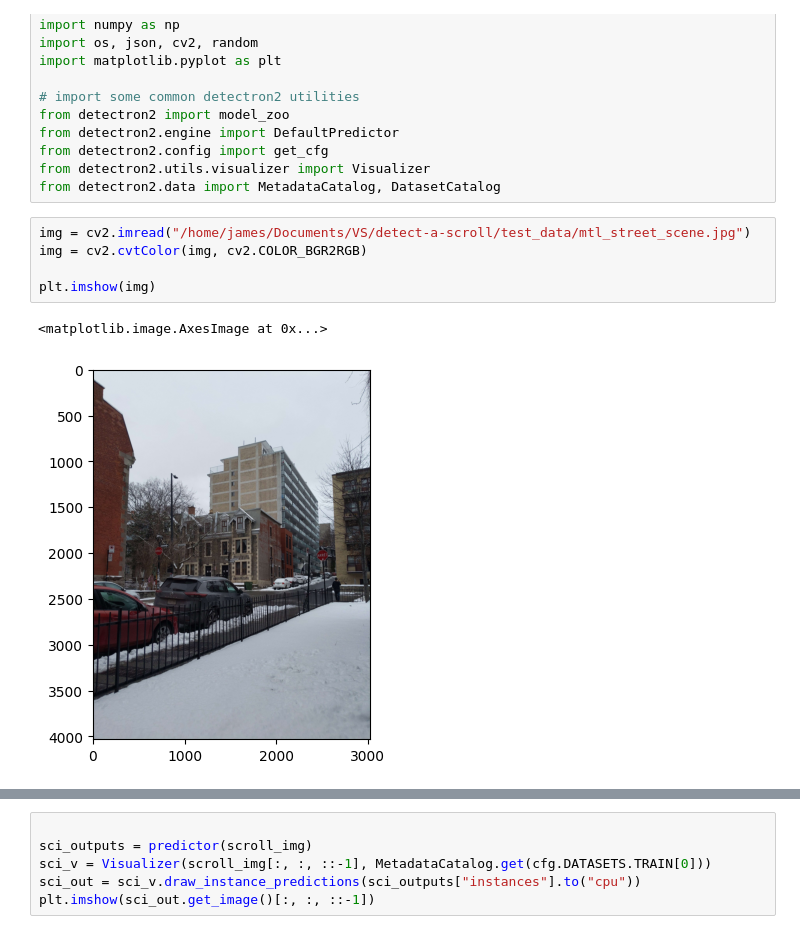
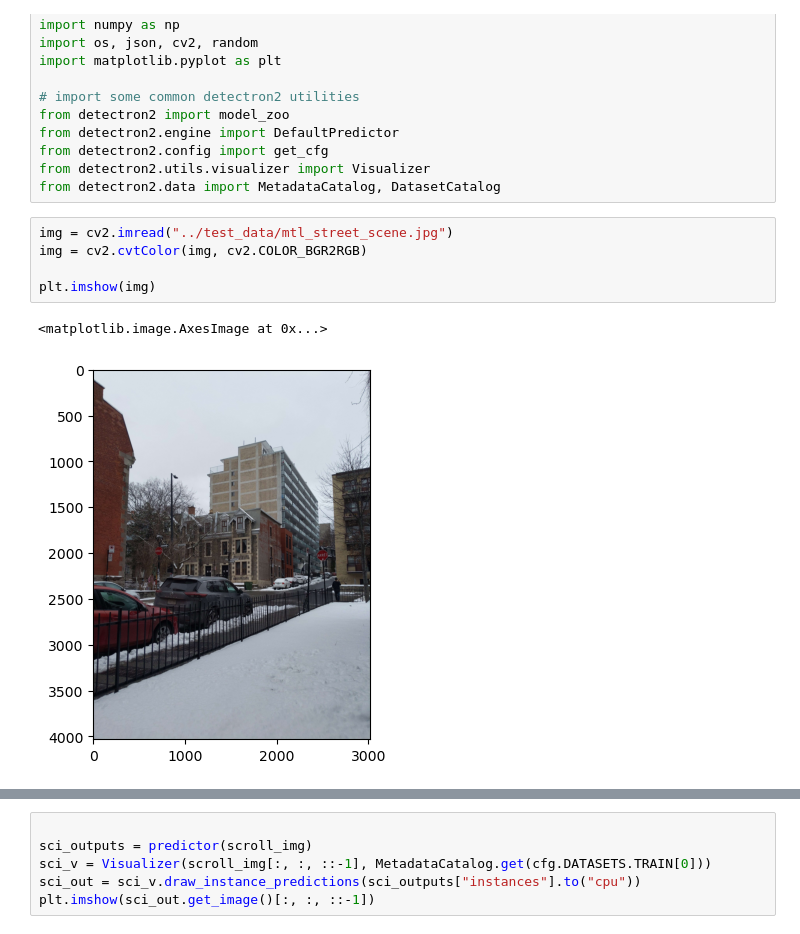
Before and after one commit to JamesDarby345/detect-a-scroll, a Jupyter notebook: demo/train.ipynb, the cells around one changed output, grey strips where cells are left out. Cells and saved outputs as stored; diff of their text form.

```diff
--- a/demo/train.ipynb
+++ b/demo/train.ipynb
@@ -25,13 +25,13 @@ from detectron2.config import get_cfg
 from detectron2.utils.visualizer import Visualizer
 from detectron2.data import MetadataCatalog, DatasetCatalog
 # %%
-img = cv2.imread("/home/james/Documents/VS/detect-a-scroll/test_data/mtl_street_scene.jpg")
+img = cv2.imread("../test_data/mtl_street_scene.jpg")
 img = cv2.cvtColor(img, cv2.COLOR_BGR2RGB)
 
 plt.imshow(img)
 # %% [output]
 <matplotlib.image.AxesImage at 0x...>
-[figure, old version]
+[figure, new version]
 # %%
 cfg = get_cfg()
 cfg.merge_from_file(model_zoo.get_config_file("COCO-InstanceSegmentation/mask_rcnn_R_50_FPN_3x.yaml"))
```
Also changed, not shown: parts of 16 cells of this notebook, 5 other files.
